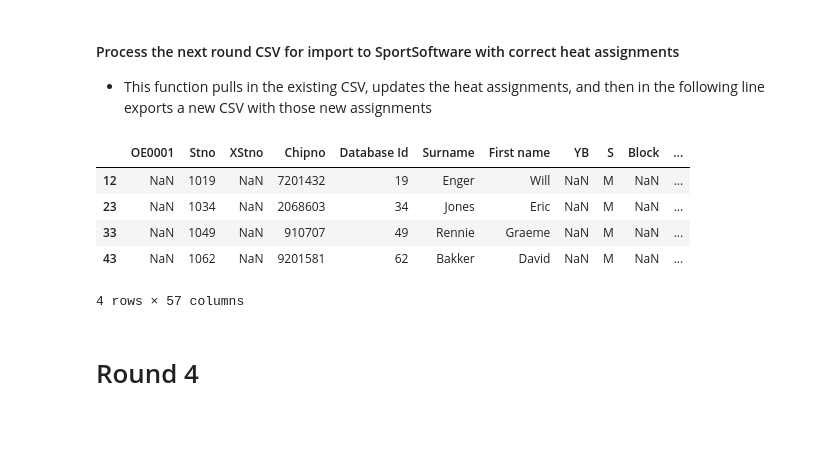
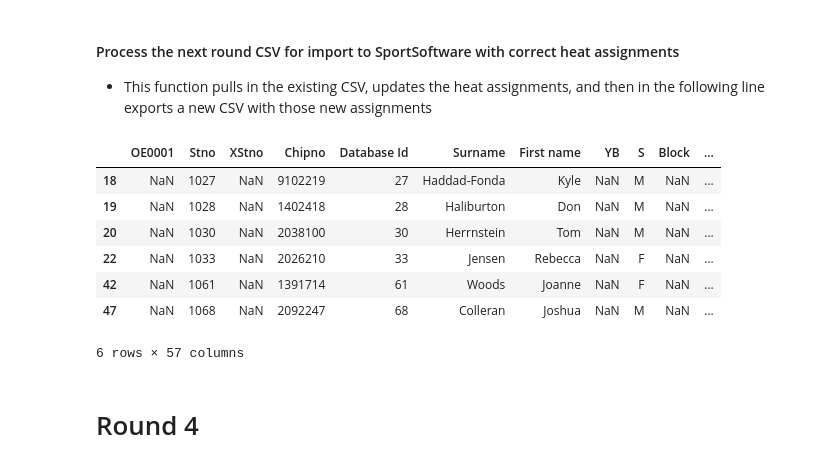
Before and after one commit to gcnuss/SART_Automation, a Jupyter notebook: 2018_SART_Prep_Test.ipynb, the cells around one changed output. Cells and saved outputs as stored; diff of their text form; code cells hidden in the pictures; blank space fills up the shorter version.

```diff
--- a/2018_SART_Prep_Test.ipynb
+++ b/2018_SART_Prep_Test.ipynb
@@ -758,14 +758,16 @@ r4_ss_import = sart18_56.assign_nxt_ht_to_ss_import_csv('2018_TestFiles_from2017
 # %%
 r4_ss_import.to_csv('2018_TestFiles_from2017/SS_import_R4_with_heats.csv', index=False)
 # %%
-r4_ss_import[r4_ss_import['Long']=='Heat 416']
+r4_ss_import[r4_ss_import['Long']=='Heat 406']
 # %% [output]
 |  | OE0001 | Stno | XStno | Chipno | Database Id | Surname | First name | YB | S | Block | ... |
-| 12 | NaN | 1019 | NaN | 7201432 | 19 | Enger | Will | NaN | M | NaN | ... |
-| 23 | NaN | 1034 | NaN | 2068603 | 34 | Jones | Eric | NaN | M | NaN | ... |
-| 33 | NaN | 1049 | NaN | 910707 | 49 | Rennie | Graeme | NaN | M | NaN | ... |
-| 43 | NaN | 1062 | NaN | 9201581 | 62 | Bakker | David | NaN | M | NaN | ... |
+| 18 | NaN | 1027 | NaN | 9102219 | 27 | Haddad-Fonda | Kyle | NaN | M | NaN | ... |
+| 19 | NaN | 1028 | NaN | 1402418 | 28 | Haliburton | Don | NaN | M | NaN | ... |
+| 20 | NaN | 1030 | NaN | 2038100 | 30 | Herrnstein | Tom | NaN | M | NaN | ... |
+| 22 | NaN | 1033 | NaN | 2026210 | 33 | Jensen | Rebecca | NaN | F | NaN | ... |
+| 42 | NaN | 1061 | NaN | 1391714 | 61 | Woods | Joanne | NaN | F | NaN | ... |
+| 47 | NaN | 1068 | NaN | 2092247 | 68 | Colleran | Joshua | NaN | M | NaN | ... |
-4 rows × 57 columns
+6 rows × 57 columns
 # %% [markdown]
 # Round 4
 # %% [markdown]
```
Also changed, not shown: parts of 15 cells of this notebook, 2 other files.
